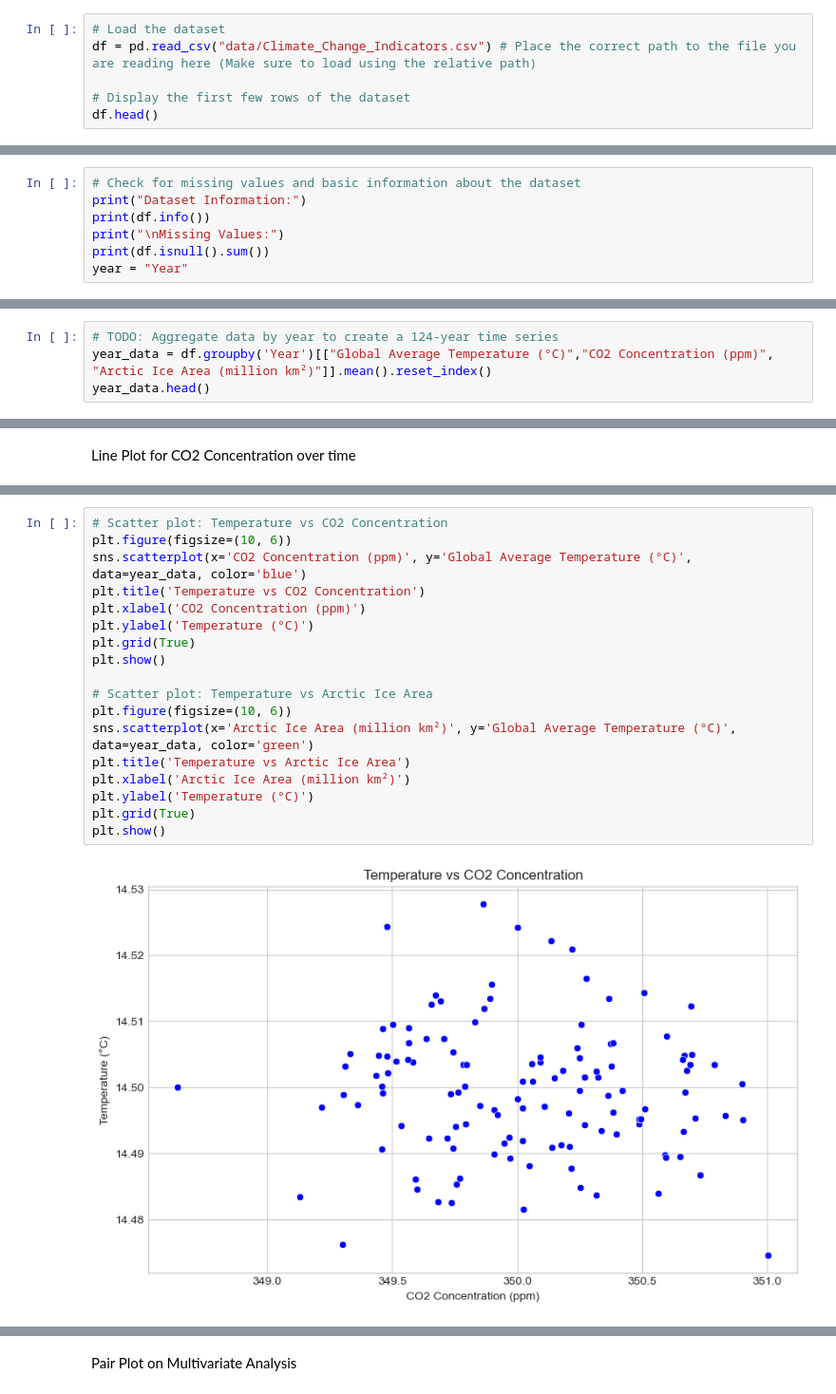
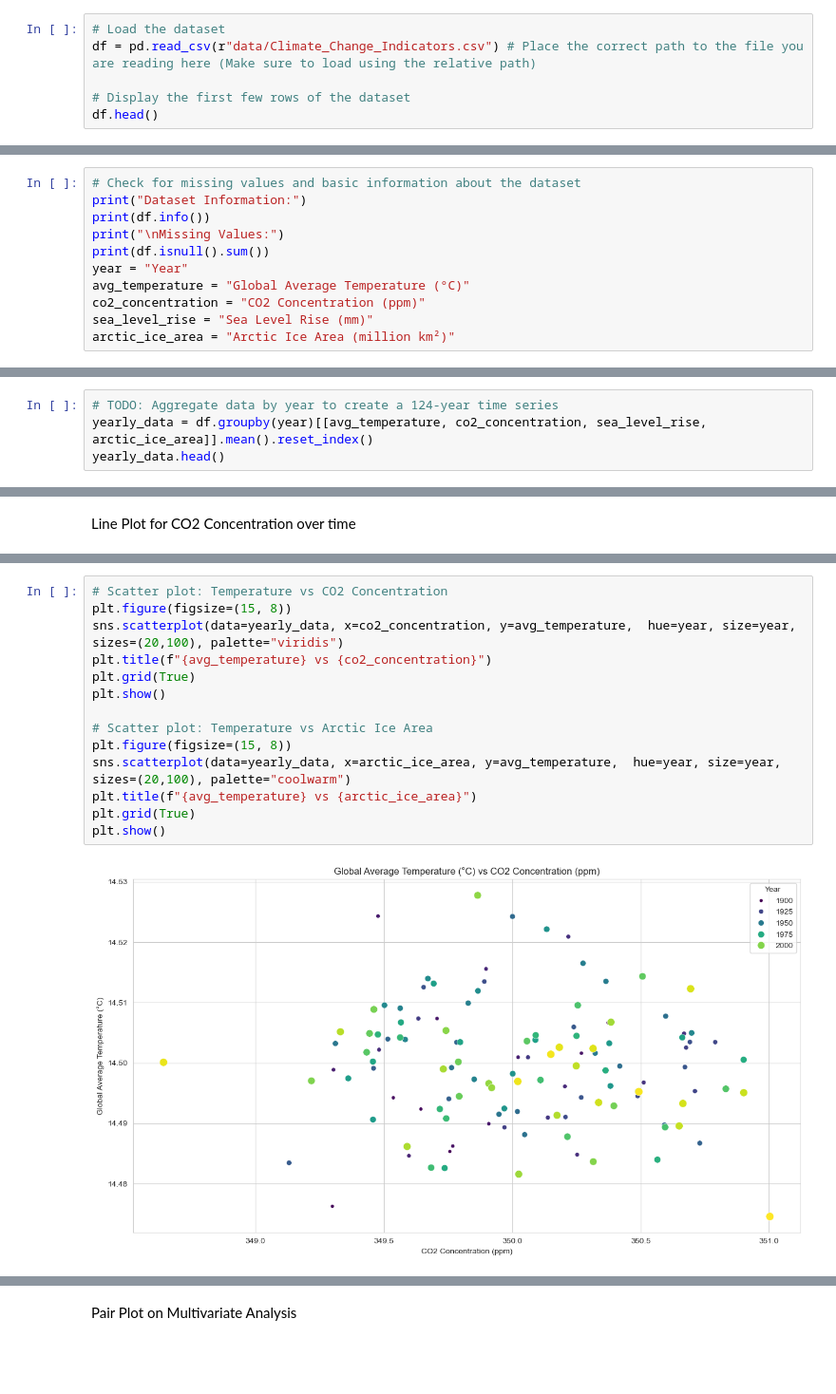
Before and after one commit to Omdena-NIC-Nepal/complete-eda-curious-coders, a Jupyter notebook: climate_eda.ipynb, the cells around one changed output, grey strips where cells are left out. Shown at 95% size. Saved outputs shown, nothing was run; the diff lists cells and outputs as text; blank space fills up the shorter version.

```diff
--- a/climate_eda.ipynb
+++ b/climate_eda.ipynb
@@ -12,6 +23,6 @@ sns.set_palette('viridis')
 # %%
 # Load the dataset
-df = pd.read_csv("data/Climate_Change_Indicators.csv") # Place the correct path to the file you are reading here (Make sure to load using the relative path)
+df = pd.read_csv(r"data/Climate_Change_Indicators.csv") # Place the correct path to the file you are reading here (Make sure to load using the relative path)
 
 # Display the first few rows of the dataset
 df.head()
@@ -29,6 +40,10 @@ print(df.info())
 print("\nMissing Values:")
 print(df.isnull().sum())
 year = "Year"
+avg_temperature = "Global Average Temperature (°C)"
+co2_concentration = "CO2 Concentration (ppm)"
+sea_level_rise = "Sea Level Rise (mm)"
+arctic_ice_area = "Arctic Ice Area (million km²)"
 # %% [output]
 Dataset Information:
 <class 'pandas.core.frame.DataFrame'>
@@ -49,6 +64,6 @@ Arctic Ice Area (million km²)      0
 dtype: int64
 # %%
 # TODO: Aggregate data by year to create a 124-year time series
-year_data = df.groupby('Year')[["Global Average Temperature (°C)","CO2 Concentration (ppm)", "Arctic Ice Area (million km²)"]].mean().reset_index()
-year_data.head()
+yearly_data = df.groupby(year)[[avg_temperature, co2_concentration, sea_level_rise, arctic_ice_area]].mean().reset_index()
+yearly_data.head()
 # %% [output]
@@ -172,20 +257,16 @@ Arctic Ice Area (million km²)                         1.000000
 # %%
 # Scatter plot: Temperature vs CO2 Concentration
-plt.figure(figsize=(10, 6))
-sns.scatterplot(x='CO2 Concentration (ppm)', y='Global Average Temperature (°C)', data=year_data, color='blue')
-plt.title('Temperature vs CO2 Concentration')
-plt.xlabel('CO2 Concentration (ppm)')
-plt.ylabel('Temperature (°C)')
+plt.figure(figsize=(15, 8))
+sns.scatterplot(data=yearly_data, x=co2_concentration, y=avg_temperature,  hue=year, size=year, sizes=(20,100), palette="viridis")
+plt.title(f"{avg_temperature} vs {co2_concentration}")
 plt.grid(True)
 plt.show()
 
 # Scatter plot: Temperature vs Arctic Ice Area
-plt.figure(figsize=(10, 6))
-sns.scatterplot(x='Arctic Ice Area (million km²)', y='Global Average Temperature (°C)', data=year_data, color='green')
-plt.title('Temperature vs Arctic Ice Area')
-plt.xlabel('Arctic Ice Area (million km²)')
-plt.ylabel('Temperature (°C)')
+plt.figure(figsize=(15, 8))
+sns.scatterplot(data=yearly_data, x=arctic_ice_area, y=avg_temperature,  hue=year, size=year, sizes=(20,100), palette="coolwarm")
+plt.title(f"{avg_temperature} vs {arctic_ice_area}")
 plt.grid(True)
 plt.show()
 # %% [output]
-[figure, old version]
+[figure, new version]
```
Also changed, not shown: parts of 24 cells of this notebook.
